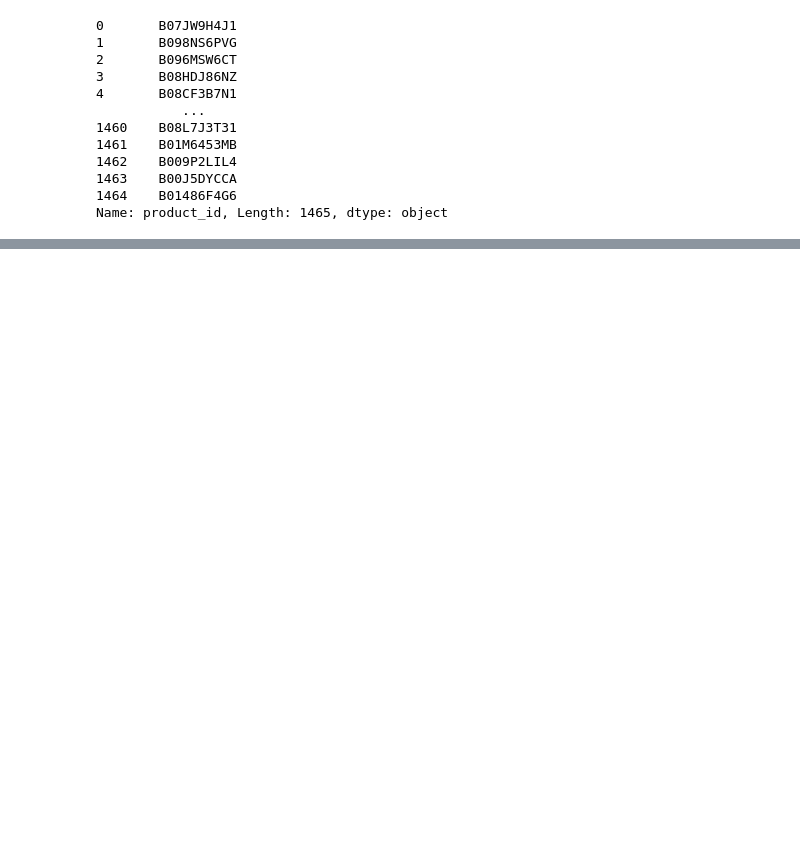
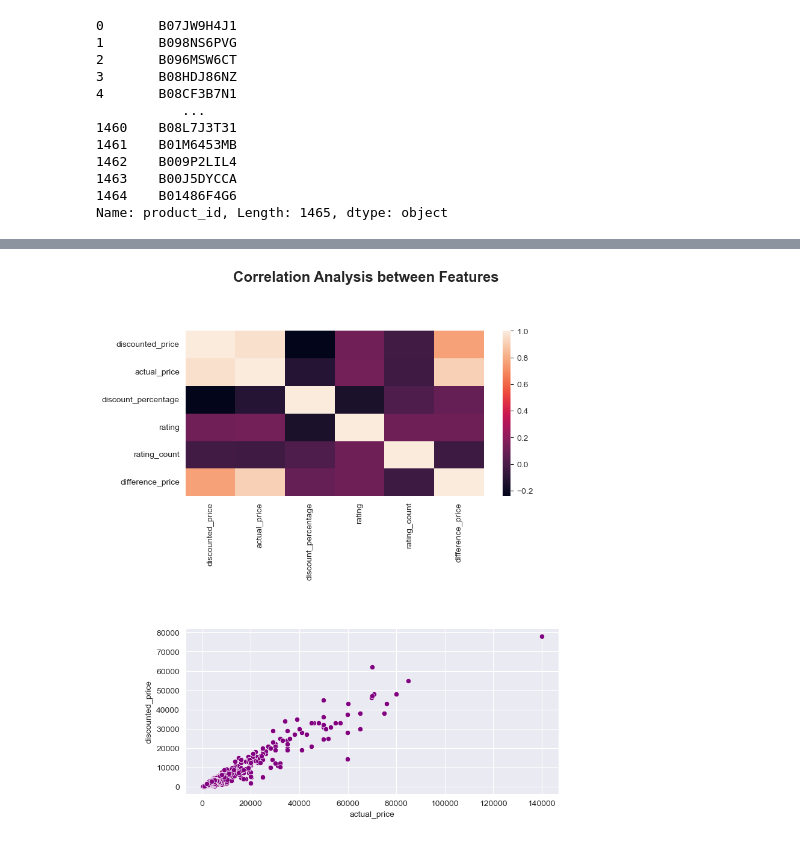
Before and after one commit to Bidkar2912/Amazon_Sales, a Jupyter notebook: Amazon_Sales_Analysis.ipynb, the cells around one changed output, grey strips where cells are left out. Saved outputs shown, nothing was run; the diff lists cells and outputs as text; code cells hidden in the pictures; blank space fills up the shorter version.

```diff
--- a/Amazon_Sales_Analysis.ipynb
+++ b/Amazon_Sales_Analysis.ipynb
@@ -456,0 +426,11 @@ plt.show()
+# %%
+fig, ax = plt.subplots(2,1, figsize=(8,10))
+fig.suptitle('Correlation Analysis between Features', fontweight = 'heavy',
+            size = 'xx-large')
+sns.heatmap(ax=ax[0], data = df.corr())
+sns.scatterplot(ax=ax[1], data = df, y='discounted_price', x='actual_price',
+               color= 'purple')
+plt.subplots_adjust(hspace=0.8)
+plt.show()
+# %% [output]
+[figure, added]
```
Also changed, not shown: parts of 37 cells of this notebook.
